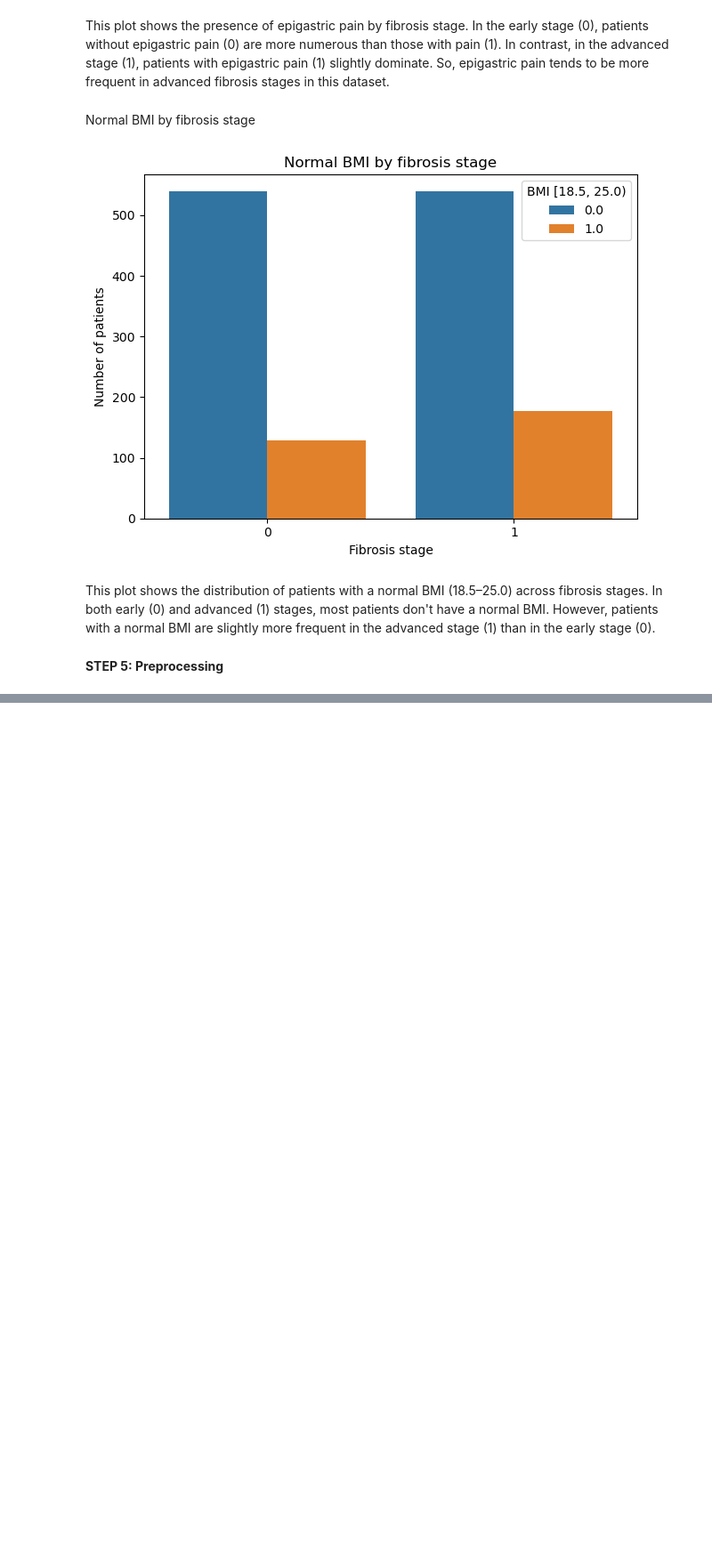
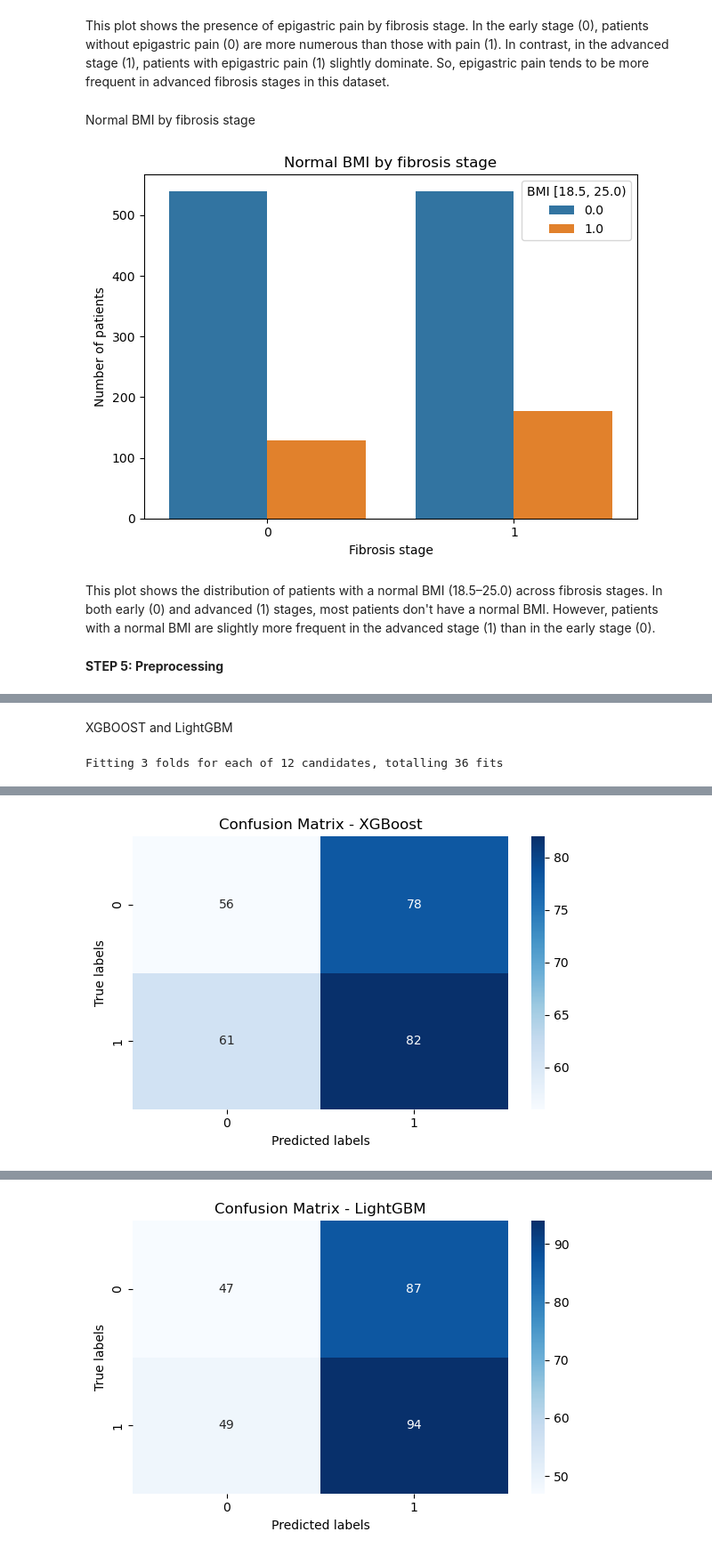
Before and after one commit to KoLiBrie9/MLPROJECT, a Jupyter notebook: second_approach.ipynb, the cells around one changed output, grey strips where cells are left out. Shown at 89% size. Saved outputs shown, nothing was run; the diff lists cells and outputs as text; code cells hidden in the pictures; blank space fills up the shorter version.

```diff
--- a/second_approach.ipynb
+++ b/second_approach.ipynb
@@ -548,0 +815,74 @@ This plot shows the distribution of patients with a normal BMI (18.5–25.0) acr
+# %% [markdown]
+XGBOOST and LightGBM
+# %%
+# Encode the target variable
+label_encoder = LabelEncoder()
+y_train_enc = label_encoder.fit_transform(y_train)
+y_test_enc = label_encoder.transform(y_test)
+
+#XGBoost
+xgb_params = {
+    'n_estimators': [50, 100],
+    'max_depth': [3, 5, 7],
+    'learning_rate': [0.01, 0.1]}
+
+#XGBoost pipeline
+xgb_clf = Pipeline([
+    ("preprocessor", preprocessor),
+    ("model", XGBClassifier(use_label_encoder=False, eval_metric='mlogloss', random_state=42))])
+
+xgb_grid = GridSearchCV(
+    xgb_clf,
+    param_grid={f"model__{k}": v for k, v in xgb_params.items()},
+    cv=3,
+    scoring='f1_macro',
+    verbose=1)
+# Train XGBoost model
+xgb_grid.fit(X_train, y_train_enc)
+
+
+
+# LightGBM
+lgbm_params = {
+    'n_estimators': [50, 100],
+    'max_depth': [3, 5, 7],
+    'learning_rate': [0.01, 0.1]}
+
+#LightGBM pipeline
+lgbm_clf = Pipeline([
+    ("preprocessor", preprocessor),
+    ("model", LGBMClassifier(random_state=42))])
+
+lgbm_grid = GridSearchCV(
+    lgbm_clf,
+    param_grid={f"model__{k}": v for k, v in lgbm_params.items()},
+    cv=3,
+    scoring='f1_macro',
+    verbose=1)
+
+#train the model
+lgbm_grid.fit(X_train, y_train_enc)
+
+# Evaluation of both models
+final_models = {
+    "XGBoost": xgb_grid.best_estimator_,
+    "LightGBM": lgbm_grid.best_estimator_}
+
+for name, model in final_models.items():
+    y_pred = model.predict(X_test)
+
+    print(f"\n{name}")
+    print("Accuracy:", accuracy_score(y_test_enc, y_pred))
+    print("F1 Macro:", f1_score(y_test_enc, y_pred, average="macro"))
+    print("Classification Report:\n", classification_report(y_test_enc, y_pred))
+
+    # Confusion matrix
+    plt.figure(figsize=(6, 4))
+    sns.heatmap(confusion_matrix(y_test_enc, y_pred), annot=True, fmt='d', cmap='Blues')
+    plt.title(f'Confusion Matrix - {name}')
+    plt.xlabel('Predicted labels')
+    plt.ylabel('True labels')
+    plt.tight_layout()
+    plt.show()
+# %% [output]
+Fitting 3 folds for each of 12 candidates, totalling 36 fits
@@ -548,0 +923 @@ This plot shows the distribution of patients with a normal BMI (18.5–25.0) acr
+[figure, added]
@@ -548,0 +936 @@ This plot shows the distribution of patients with a normal BMI (18.5–25.0) acr
+[figure, added]
```
Also changed, not shown: parts of 26 cells of this notebook.
